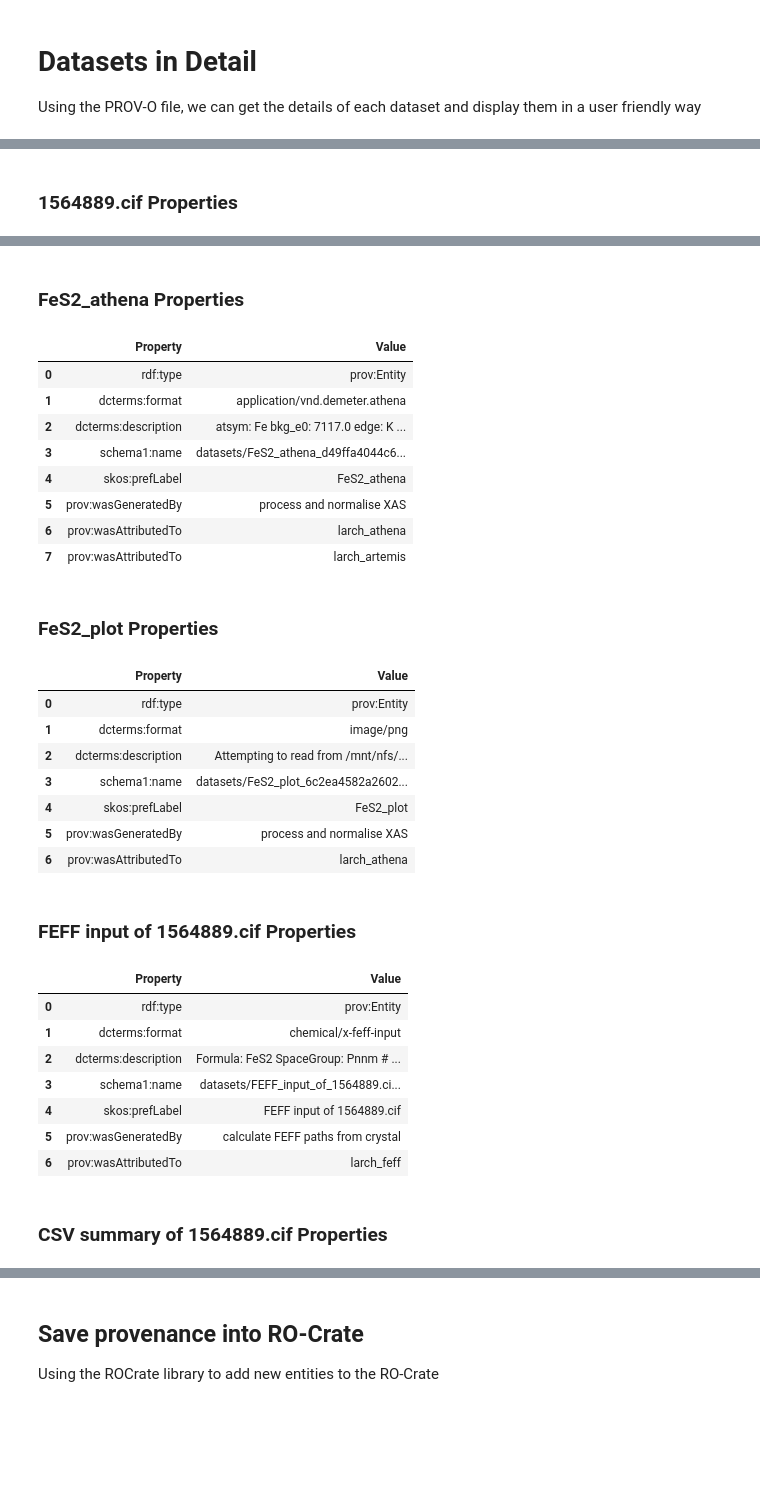
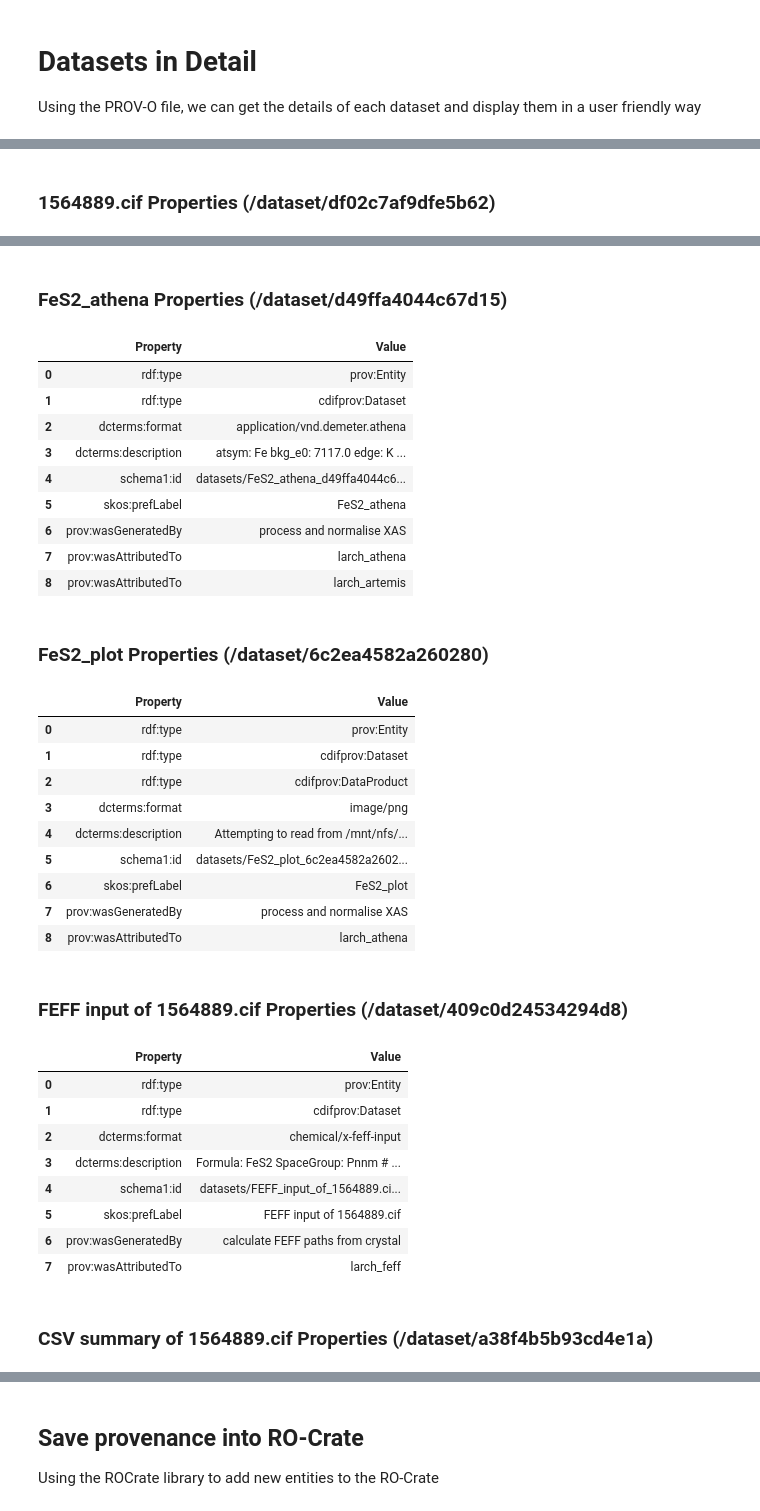
Before and after one commit to UK-Catalysis-Hub/XAS-Workflow-Demo, a Jupyter notebook: RO-Crate_processing/RO_Crate_Processing.ipynb, the cells around one changed output, grey strips where cells are left out. Saved outputs shown, nothing was run; the diff lists cells and outputs as text; code cells hidden in the pictures; blank space fills up the shorter version.

```diff
--- a/RO-Crate_processing/RO_Crate_Processing.ipynb
+++ b/RO-Crate_processing/RO_Crate_Processing.ipynb
@@ -748,6 +802,24 @@ for step, a_ds, activity,  in qres:
     ds_properties = get_dataset_properties(a_ds,roc_graph)
     ds_label = get_a_label(roc_graph, a_ds)
     props_df = get_ds_dataframe(ds_properties, roc_graph)
-    display(HTML(f"<h3>{ds_label} Properties</h3>") )
+    display(HTML(f"<h3>{ds_label} Properties ({a_ds})</h3>") )
     display(HTML(props_df.to_html().replace("\\n","<br>")))
+
+
+
+    graph_context={
+        "prov": str(PROV),
+        "schema": str(SCHEMA),
+        "skos": str(SKOS),
+        "rdfs": str(RDFS),
+        "dcterms": str(DCTERMS),
+    }
+    save_json = Path(output_path, f"{str(a_ds).replace('/','_')}.jsonld")
+
+    new_graph = Graph()
+    for p, o in ds_properties:
+        new_graph.add((a_ds,p,o))
+    #actual_context = extract_namespaces(new_graph)
+    new_graph.serialize(destination=save_json, format="json-ld",
+                context= graph_context, auto_compact=True, indent=2)
 # %% [output]
@@ -764,3 +837,3 @@ fes2_rt01_mar02.xmu Properties
-1564889.cif Properties
+1564889.cif Properties (/dataset/df02c7af9dfe5b62)
 |  | Property | Value |
 | 0 | rdf:type | prov:Entity |
@@ -774,31 +848,35 @@ fes2_rt01_mar02.xmu Properties
-FeS2_athena Properties
+FeS2_athena Properties (/dataset/d49ffa4044c67d15)
 |  | Property | Value |
 | 0 | rdf:type | prov:Entity |
-| 1 | dcterms:format | application/vnd.demeter.athena |
-| 2 | dcterms:description | atsym: Fe bkg_e0: 7117.0 edge: K ... |
-| 3 | schema1:name | datasets/FeS2_athena_d49ffa4044c6... |
-| 4 | skos:prefLabel | FeS2_athena |
-| 5 | prov:wasGeneratedBy | process and normalise XAS |
-| 6 | prov:wasAttributedTo | larch_athena |
-| 7 | prov:wasAttributedTo | larch_artemis |
+| 1 | rdf:type | cdifprov:Dataset |
+| 2 | dcterms:format | application/vnd.demeter.athena |
+| 3 | dcterms:description | atsym: Fe bkg_e0: 7117.0 edge: K ... |
+| 4 | schema1:id | datasets/FeS2_athena_d49ffa4044c6... |
+| 5 | skos:prefLabel | FeS2_athena |
+| 6 | prov:wasGeneratedBy | process and normalise XAS |
+| 7 | prov:wasAttributedTo | larch_athena |
+| 8 | prov:wasAttributedTo | larch_artemis |
-FeS2_plot Properties
+FeS2_plot Properties (/dataset/6c2ea4582a260280)
 |  | Property | Value |
 | 0 | rdf:type | prov:Entity |
-| 1 | dcterms:format | image/png |
-| 2 | dcterms:description | Attempting to read from /mnt/nfs/... |
-| 3 | schema1:name | datasets/FeS2_plot_6c2ea4582a2602... |
-| 4 | skos:prefLabel | FeS2_plot |
-| 5 | prov:wasGeneratedBy | process and normalise XAS |
-| 6 | prov:wasAttributedTo | larch_athena |
+| 1 | rdf:type | cdifprov:Dataset |
+| 2 | rdf:type | cdifprov:DataProduct |
+| 3 | dcterms:format | image/png |
+| 4 | dcterms:description | Attempting to read from /mnt/nfs/... |
+| 5 | schema1:id | datasets/FeS2_plot_6c2ea4582a2602... |
+| 6 | skos:prefLabel | FeS2_plot |
+| 7 | prov:wasGeneratedBy | process and normalise XAS |
+| 8 | prov:wasAttributedTo | larch_athena |
-FEFF input of 1564889.cif Properties
+FEFF input of 1564889.cif Properties (/dataset/409c0d24534294d8)
 |  | Property | Value |
 | 0 | rdf:type | prov:Entity |
-| 1 | dcterms:format | chemical/x-feff-input |
-| 2 | dcterms:description | Formula: FeS2 SpaceGroup: Pnnm # ... |
-| 3 | schema1:name | datasets/FEFF_input_of_1564889.ci... |
-| 4 | skos:prefLabel | FEFF input of 1564889.cif |
-| 5 | prov:wasGeneratedBy | calculate FEFF paths from crystal |
-| 6 | prov:wasAttributedTo | larch_feff |
+| 1 | rdf:type | cdifprov:Dataset |
+| 2 | dcterms:format | chemical/x-feff-input |
+| 3 | dcterms:description | Formula: FeS2 SpaceGroup: Pnnm # ... |
+| 4 | schema1:id | datasets/FEFF_input_of_1564889.ci... |
+| 5 | skos:prefLabel | FEFF input of 1564889.cif |
+| 6 | prov:wasGeneratedBy | calculate FEFF paths from crystal |
+| 7 | prov:wasAttributedTo | larch_feff |
-CSV summary of 1564889.cif Properties
+CSV summary of 1564889.cif Properties (/dataset/a38f4b5b93cd4e1a)
 |  | Property | Value |
 | 0 | rdf:type | prov:Entity |
```
Also changed, not shown: parts of 5 cells of this notebook, 3 other files.
